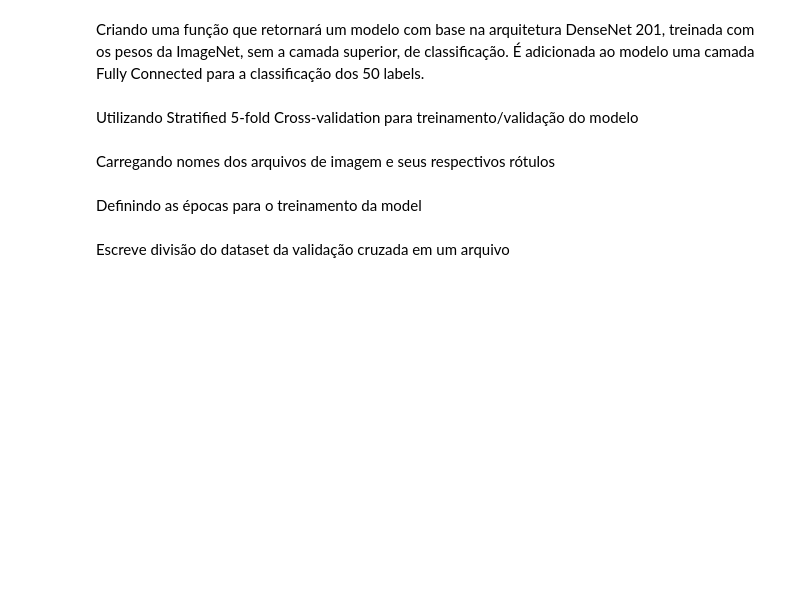
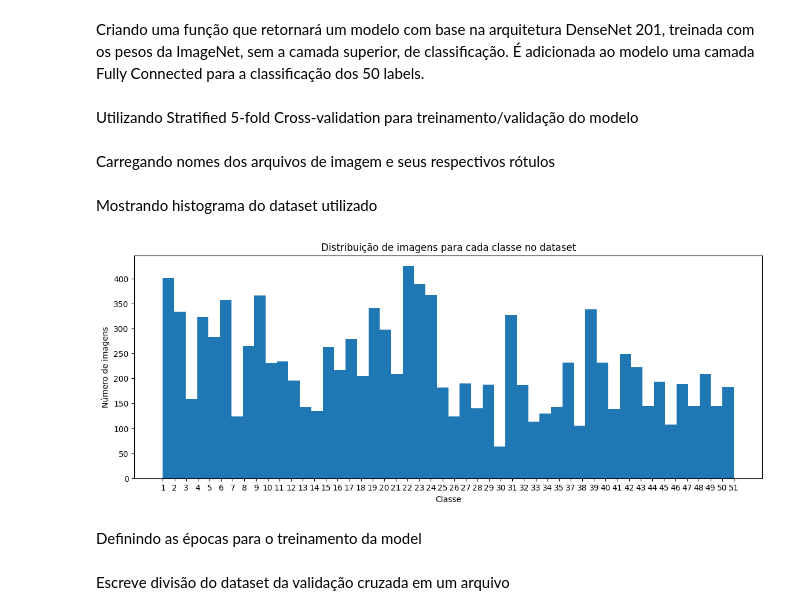
Before and after one commit to kallebe/cattle-recognition-cnn, a Jupyter notebook: face_recognition.ipynb, the cells around one changed output. Drawn from its saved outputs; the diff is of its cells as text; code cells hidden in the pictures; blank space fills up the shorter version.

Commit message:
Histograma de imagens do dataset

```diff
--- a/face_recognition.ipynb
+++ b/face_recognition.ipynb
@@ -81,6 +81,21 @@ for classname in os.listdir(base_dir):
 
 filenames = np.array(filenames)
 labels    = np.array(labels)
+# %% [markdown]
+Mostrando histograma do dataset utilizado
+# %%
+plt.figure(figsize=(14, 5))
+
+sorted_labels = sorted(labels, key=lambda x: int(x))
+
+plt.hist(sorted_labels, density=False, bins=50)
+plt.ylabel('Número de imagens')
+plt.xlabel('Classe')
+plt.title('Distribuição de imagens para cada classe no dataset')
+
+plt.show()
+# %% [output]
+[figure, added]
 # %% [markdown]
 Definindo as épocas para o treinamento da model
 # %%
```
